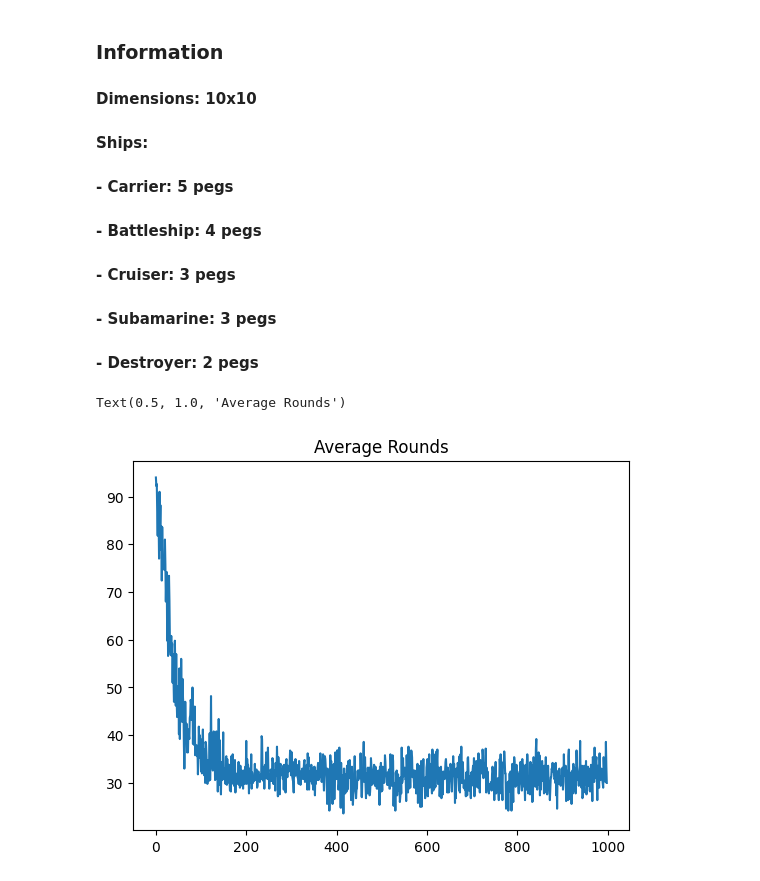
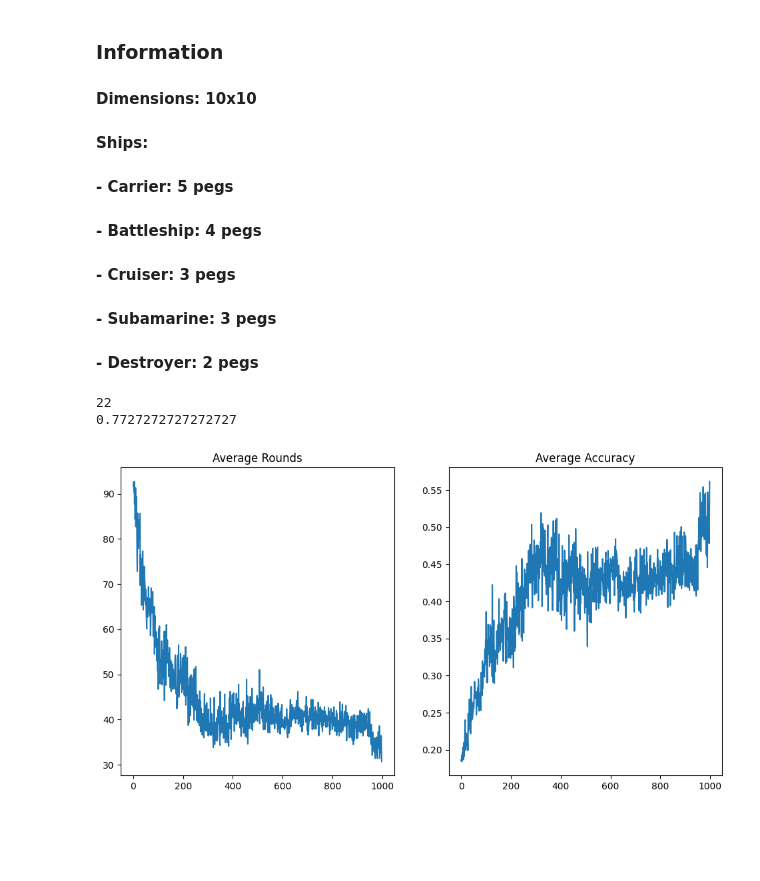
Before and after one commit to bferguson4/Project, a Jupyter notebook: battleship.ipynb, the cells around one changed output. Saved outputs shown, nothing was run; the diff lists cells and outputs as text; code cells hidden in the pictures; blank space fills up the shorter version.

```diff
--- a/battleship.ipynb
+++ b/battleship.ipynb
@@ -84,7 +68,7 @@ def get_available_shots(ships):
             shots.append(i)
     return shots
 # %%
-def fire_shot_ai(state, epsilon, Q, ships):
+def fire_shot_q(state, epsilon, Q, ships):
     chance = np.random.rand()
     legal_shots = get_available_shots(ships)
     if chance < epsilon:
@@ -159,17 +116,3 @@ def average_results(results, step):
         if i % step == 0 and i > 0:
             average_results.append(np.mean(results[i - step:i]))
     return average_results
-
-average_rounds = average_results(rounds, 5)
-
-plt.plot(average_rounds)
-plt.title("Average Rounds")
-# %% [output]
-Text(0.5, 1.0, 'Average Rounds')
-[figure, removed]
-# %%
-e = 0.9
-gamma = 0.9
-Q = np.zeros((100, 100))
-R = np.zeros((100, 100))
-U = np.zeros((100, 100))
@@ -195,0 +119,49 @@ for i in range(500000):
+# %%
+def run_round_q(s, Q, R, U, e, ships):
+    a = fire_shot_q(s, e, Q, ships)
+    q_learning(a, s, ships, R, U, Q)
+    return a
+# %%
+rounds = []
+accuracy = []
+e = 0.9
+gamma = 0.9
+Q1 = np.zeros((100, 100))
+R1 = np.zeros((100, 1))
+U1 = np.zeros((100, 100))
+
+Q2 = np.zeros((100, 100))
+R2 = np.zeros((100, 1))
+U2 = np.zeros((100, 100))
+for i in range(10000):
+    s1 = random.randint(0, 99)
+    s2 = random.randint(0, 99)
+    num_rounds = 0
+    your_ships = copy_placements(ships1)
+    opponent_ships = copy_placements(ships2)
+    while(not over(your_ships, opponent_ships)):
+        s1 = run_round_q(s1, Q1, R1, U1, e, your_ships)
+        s2 = run_round_q(s2, Q2, R2, U2, e, opponent_ships)
+        e *= 0.99999
+        num_rounds += 1
+    rounds.append(num_rounds)
+    accuracy.append(17 / num_rounds)
+
+average_rounds = average_results(rounds, 10)
+average_accuracy = average_results(accuracy, 10)
+
+plt.figure(figsize=(18, 6))
+plt.subplot(131)
+plt.plot(average_rounds)
+plt.title("Average Rounds")
+
+plt.subplot(132)
+plt.plot(average_accuracy)
+plt.title("Average Accuracy")
+
+print(np.min(rounds))
+print(np.max(accuracy))
+# %% [output]
+22
+0.7727272727272727
+[figure, added]
```
Also changed, not shown: parts of 12 cells of this notebook.
